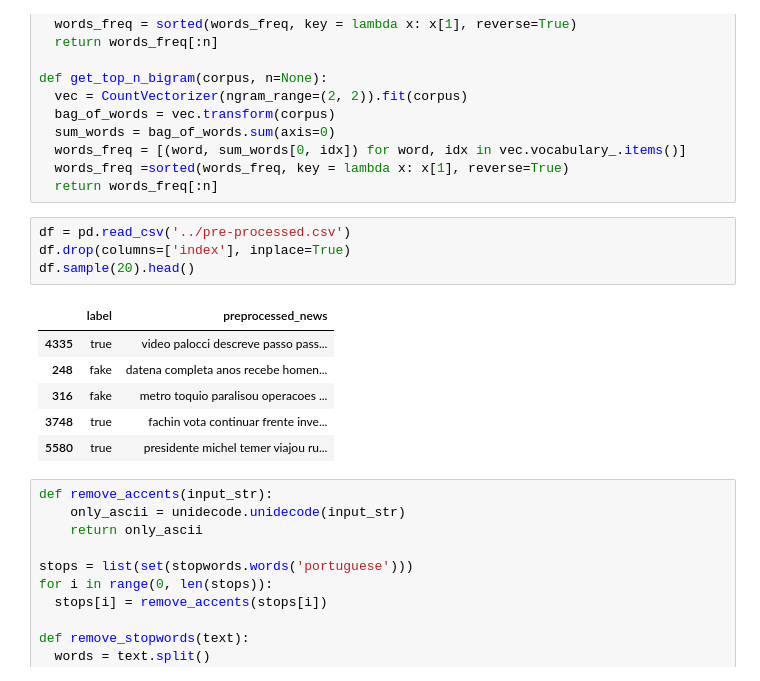
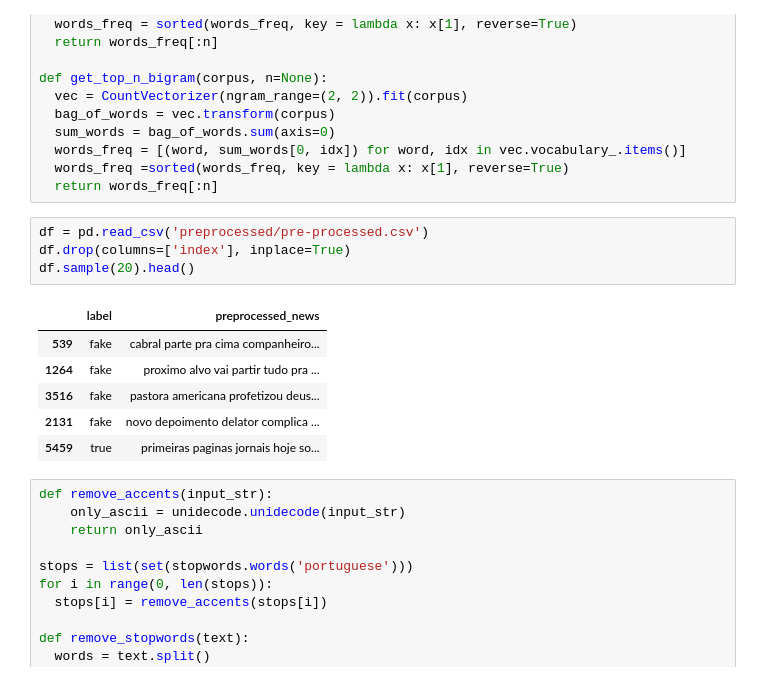
Before and after one commit to wainejr/CSB51, a Jupyter notebook: 02 - Analise exploratoria/eda.ipynb, the cells around one changed output. Drawn from its saved outputs; the diff is of its cells as text.

```diff
--- a/02 - Analise exploratoria/eda.ipynb
+++ b/02 - Analise exploratoria/eda.ipynb
@@ -28,16 +28,16 @@ def get_top_n_bigram(corpus, n=None):
   words_freq =sorted(words_freq, key = lambda x: x[1], reverse=True)
   return words_freq[:n]
 # %%
-df = pd.read_csv('../pre-processed.csv')
+df = pd.read_csv('preprocessed/pre-processed.csv')
 df.drop(columns=['index'], inplace=True)
 df.sample(20).head()
 # %% [output]
 |  | label | preprocessed_news |
-| 4335 | true | video palocci descreve passo pass... |
-| 248 | fake | datena completa anos recebe homen... |
-| 316 | fake | metro toquio paralisou operacoes ... |
-| 3748 | true | fachin vota continuar frente inve... |
-| 5580 | true | presidente michel temer viajou ru... |
+| 539 | fake | cabral parte pra cima companheiro... |
+| 1264 | fake | proximo alvo vai partir tudo pra ... |
+| 3516 | fake | pastora americana profetizou deus... |
+| 2131 | fake | novo depoimento delator complica ... |
+| 5459 | true | primeiras paginas jornais hoje so... |
 # %%
 def remove_accents(input_str):
     only_ascii = unidecode.unidecode(input_str)
```
Also changed, not shown: parts of 10 cells of this notebook, 1 other file.
